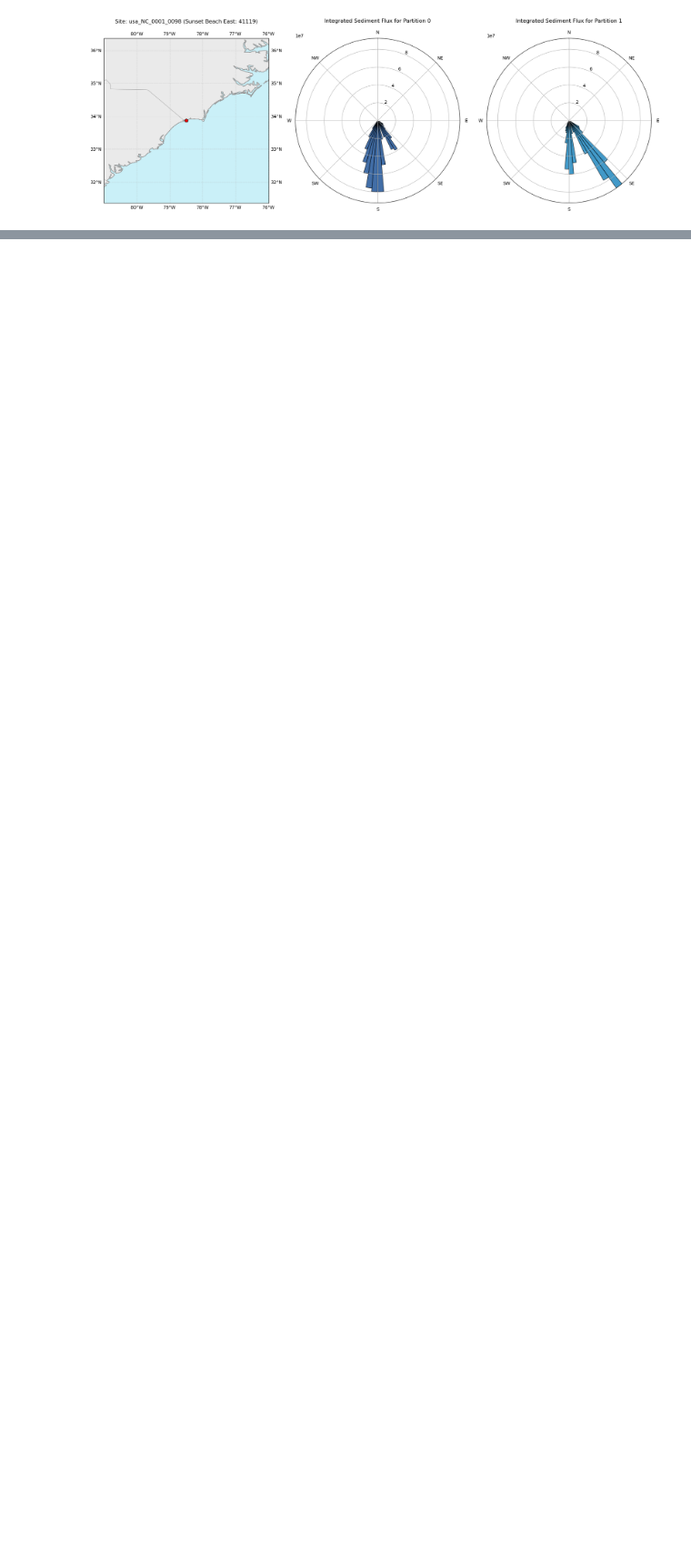
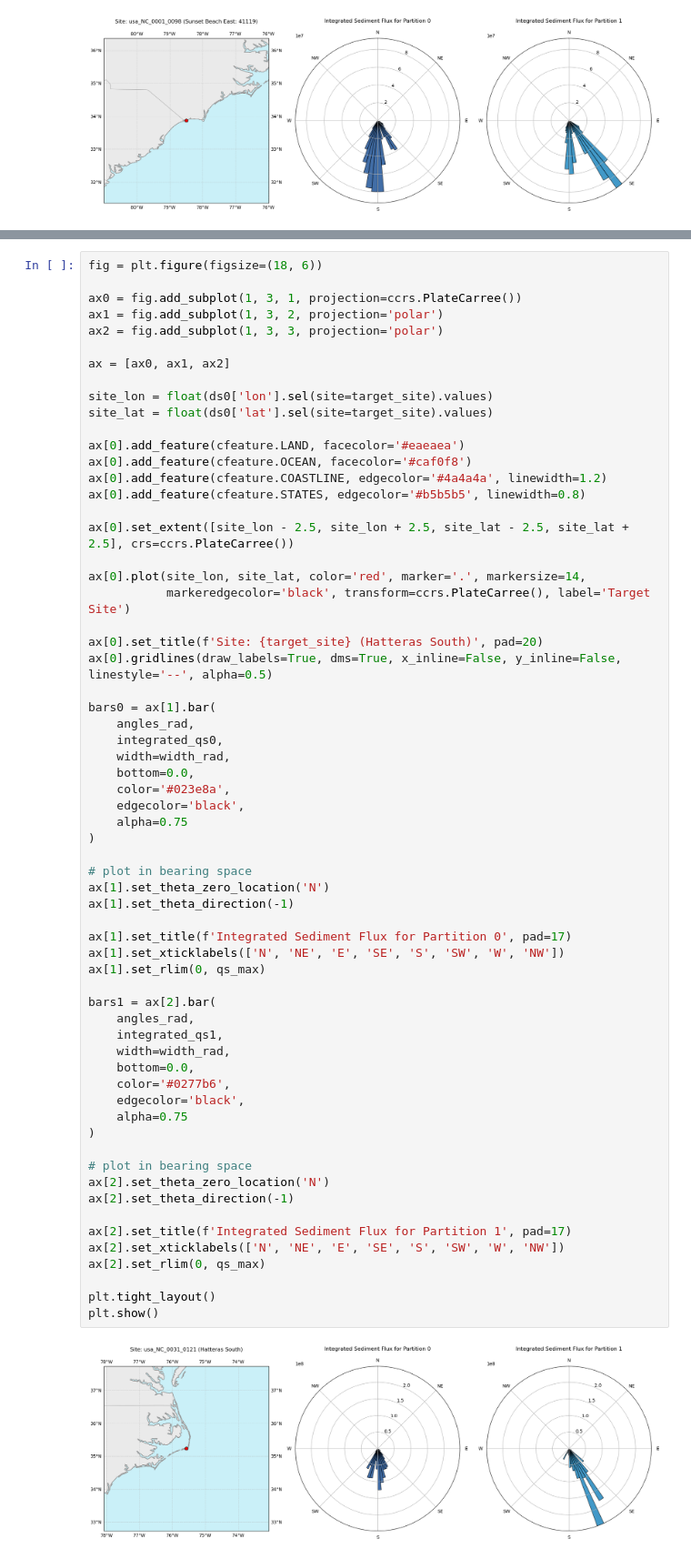
Before and after one commit to acdealy/coastal_diffusion_qs, a Jupyter notebook: qs_rose.ipynb, the cells around one changed output, grey strips where cells are left out. Shown at 91% size. Drawn from its saved outputs; the diff is of its cells as text; blank space fills up the shorter version.

Commit message:
Update maps on rose plots

```diff
--- a/qs_rose.ipynb
+++ b/qs_rose.ipynb
@@ -896,0 +939,65 @@ plt.show()
+# %%
+fig = plt.figure(figsize=(18, 6))
+
+ax0 = fig.add_subplot(1, 3, 1, projection=ccrs.PlateCarree())
+ax1 = fig.add_subplot(1, 3, 2, projection='polar')
+ax2 = fig.add_subplot(1, 3, 3, projection='polar')
+
+ax = [ax0, ax1, ax2]
+
+site_lon = float(ds0['lon'].sel(site=target_site).values)
+site_lat = float(ds0['lat'].sel(site=target_site).values)
+
+ax[0].add_feature(cfeature.LAND, facecolor='#eaeaea')
+ax[0].add_feature(cfeature.OCEAN, facecolor='#caf0f8')
+ax[0].add_feature(cfeature.COASTLINE, edgecolor='#4a4a4a', linewidth=1.2)
+ax[0].add_feature(cfeature.STATES, edgecolor='#b5b5b5', linewidth=0.8)
+
+ax[0].set_extent([site_lon - 2.5, site_lon + 2.5, site_lat - 2.5, site_lat + 2.5], crs=ccrs.PlateCarree())
+
+ax[0].plot(site_lon, site_lat, color='red', marker='.', markersize=14,
+           markeredgecolor='black', transform=ccrs.PlateCarree(), label='Target Site')
+
+ax[0].set_title(f'Site: {target_site} (Hatteras South)', pad=20)
+ax[0].gridlines(draw_labels=True, dms=True, x_inline=False, y_inline=False, linestyle='--', alpha=0.5)
+
+bars0 = ax[1].bar(
+    angles_rad,
+    integrated_qs0,
+    width=width_rad,
+    bottom=0.0,
+    color='#023e8a',
+    edgecolor='black',
+    alpha=0.75
+)
+
+# plot in bearing space
+ax[1].set_theta_zero_location('N')
+ax[1].set_theta_direction(-1)
+
+ax[1].set_title(f'Integrated Sediment Flux for Partition 0', pad=17)
+ax[1].set_xticklabels(['N', 'NE', 'E', 'SE', 'S', 'SW', 'W', 'NW'])
+ax[1].set_rlim(0, qs_max)
+
+bars1 = ax[2].bar(
+    angles_rad,
+    integrated_qs1,
+    width=width_rad,
+    bottom=0.0,
+    color='#0277b6',
+    edgecolor='black',
+    alpha=0.75
+)
+
+# plot in bearing space
+ax[2].set_theta_zero_location('N')
+ax[2].set_theta_direction(-1)
+
+ax[2].set_title(f'Integrated Sediment Flux for Partition 1', pad=17)
+ax[2].set_xticklabels(['N', 'NE', 'E', 'SE', 'S', 'SW', 'W', 'NW'])
+ax[2].set_rlim(0, qs_max)
+
+plt.tight_layout()
+plt.show()
+# %% [output]
+[figure, added]
```
Also changed, not shown: parts of 1 cell of this notebook.
